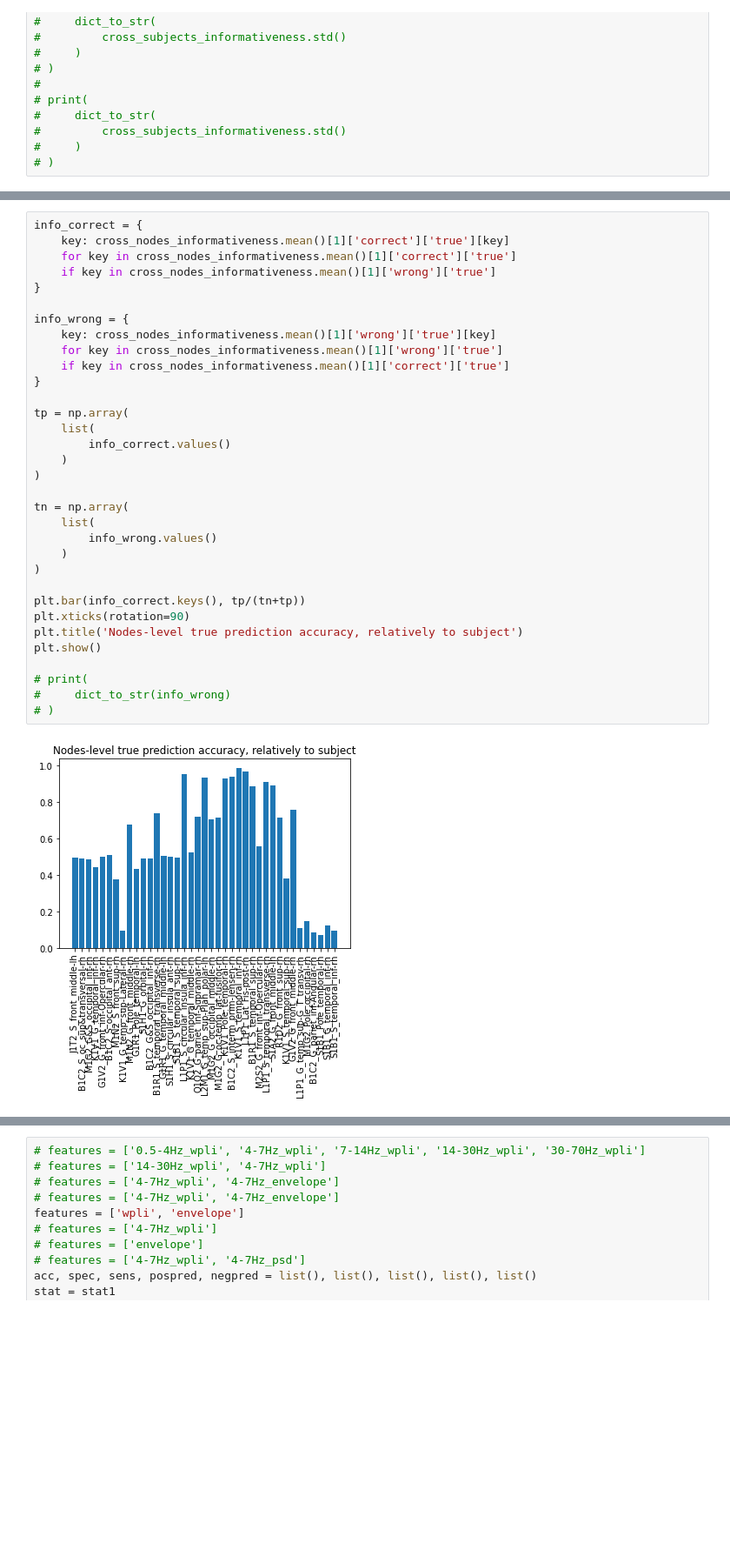
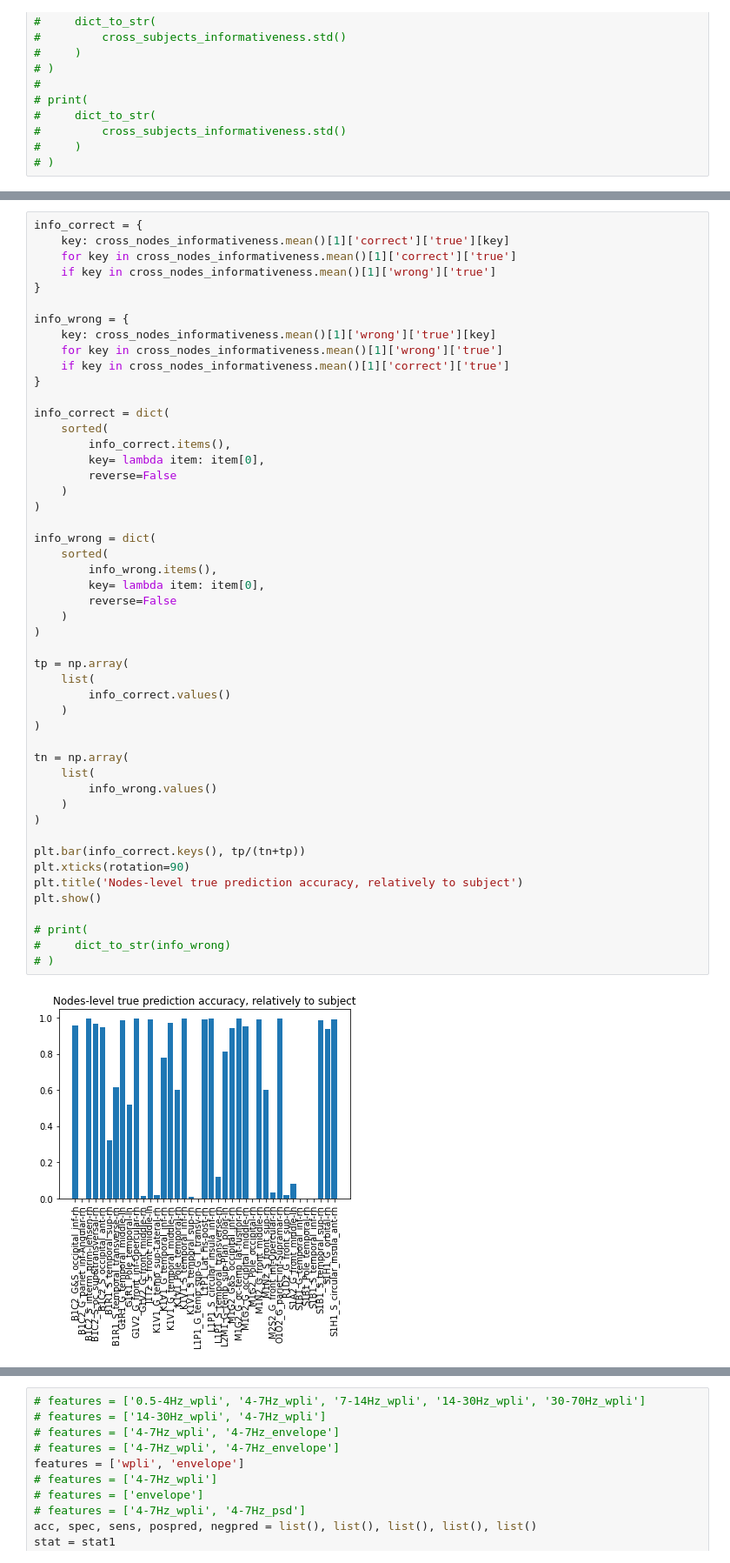
Before and after one commit to 1101AlexZab1011/NodesEstimation, a Jupyter notebook: dirty_field.ipynb, the cells around one changed output, grey strips where cells are left out. Shown at 87% size. Saved outputs shown, nothing was run; the diff lists cells and outputs as text; blank space fills up the shorter version.

```diff
--- a/dirty_field.ipynb
+++ b/dirty_field.ipynb
@@ -1520,34 +1583,50 @@ info_correct = {
     if key in cross_nodes_informativeness.mean()[1]['wrong']['true']
 }
 
 info_wrong = {
     key: cross_nodes_informativeness.mean()[1]['wrong']['true'][key]
     for key in cross_nodes_informativeness.mean()[1]['wrong']['true']
     if key in cross_nodes_informativeness.mean()[1]['correct']['true']
 }
+
+info_correct = dict(
+    sorted(
+        info_correct.items(),
+        key= lambda item: item[0],
+        reverse=False
+    )
+)
+
+info_wrong = dict(
+    sorted(
+        info_wrong.items(),
+        key= lambda item: item[0],
+        reverse=False
+    )
+)
 
 tp = np.array(
     list(
         info_correct.values()
     )
 )
 
 tn = np.array(
     list(
         info_wrong.values()
     )
 )
 
 plt.bar(info_correct.keys(), tp/(tn+tp))
 plt.xticks(rotation=90)
 plt.title('Nodes-level true prediction accuracy, relatively to subject')
 plt.show()
 
 # print(
 #     dict_to_str(info_wrong)
 # )
 # %% [output]
-[figure, old version]
+[figure, new version]
 # %%
 info_correct = {
     key: cross_nodes_informativeness.mean()[1]['correct']['false'][key]
```
Also changed, not shown: parts of 5 cells of this notebook.
